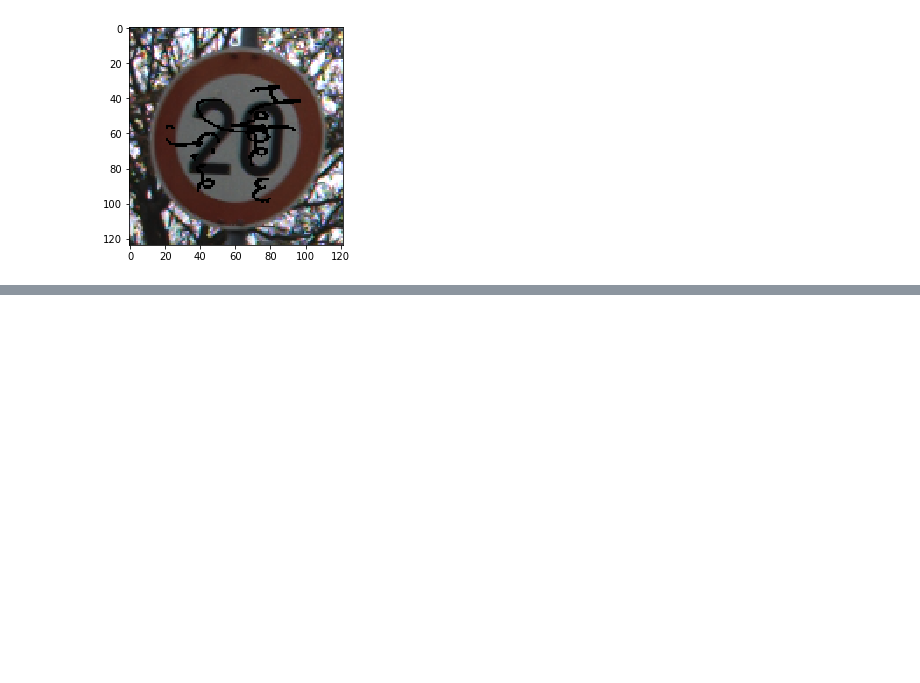
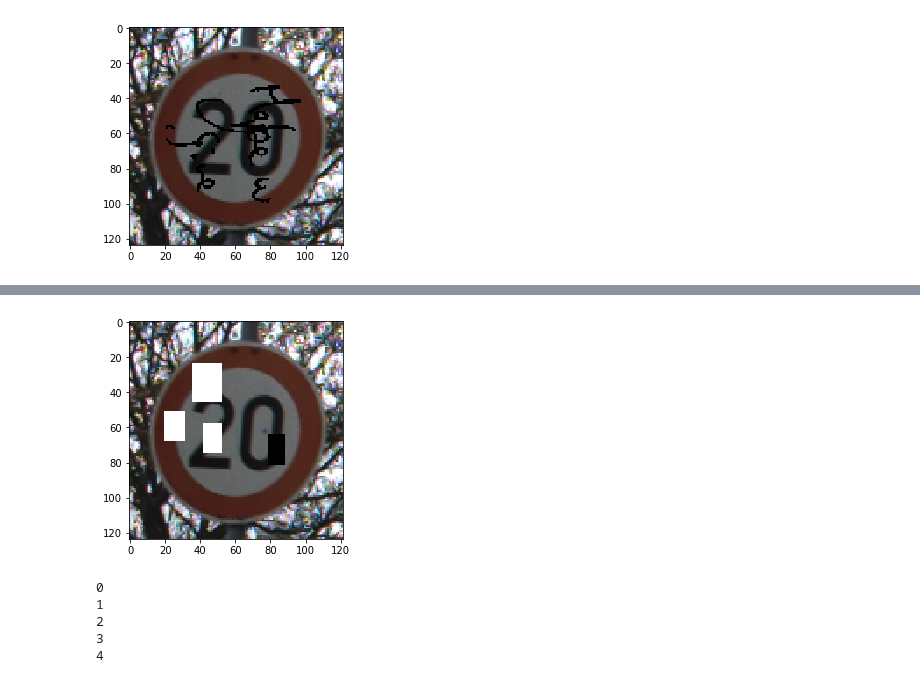
Before and after one commit to zslydr/Etude-de-cas-M2, a Jupyter notebook: Notebooks/Noise generation.ipynb, the cells around one changed output, grey strips where cells are left out. Saved outputs shown, nothing was run; the diff lists cells and outputs as text; code cells hidden in the pictures; blank space fills up the shorter version.

```diff
--- a/Notebooks/Noise generation.ipynb
+++ b/Notebooks/Noise generation.ipynb
@@ -103,0 +110,23 @@ ValueError: operands could not be broadcast together with shapes (124,122,3) (15
+# %%
+def sqr_noise(img,x,y,nb_sqr):
+    m,p = img.shape[0:2]
+    img2 = img.copy()
+    randomsqrx = np.random.randint(x[0] ,x[1] ,nb_sqr)
+    randomsqry = np.random.randint(y[0] ,y[1] ,nb_sqr)
+    randomsqr = [randomsqrx,randomsqry]
+    (a,b) = (np.around(m*0.05),np.around(p*0.2))
+    for (i,j) in zip(randomsqr[0],randomsqr[1]) :
+        size = np.random.randint(a,b,2)
+        if (np.random.randint(0,10)<5):
+            img2[i-size[0]+5:i+5,j+5-size[1]:j+5,:] = np.zeros(size[0]*size[1]*3).reshape(size[0],size[1],3)
+        else:
+            img2[i+5-size[0]:i+5,j+5-size[1]:j+5,:] = np.zeros(size[0]*size[1]*3).reshape(size[0],size[1],3) + 255
+    return img2
+# %%
+x,y = [[0.2*trainImages[89].shape[0],0.8*trainImages[89].shape[0]],[0.2*trainImages[89].shape[1],0.8*trainImages[89].shape[1]]]
+nb_sqr = 4
+stock = sqr_noise(img89,x,y,nb_sqr)
+plt.imshow(stock)
+plt.show()
+# %% [output]
+[figure, added]
@@ -103,0 +135,19 @@ ValueError: operands could not be broadcast together with shapes (124,122,3) (15
+# %%
+data= []
+labels= []
+for j in range(5):
+    data.append([])
+    labels.append([])
+    print(j)
+    for i in range(len(trainImages)):
+        if (min(trainImages[i].shape[0],trainImages[i].shape[1]) > 50):
+            x,y = [[0.2*trainImages[i].shape[0],0.8*trainImages[i].shape[0]],[0.2*trainImages[i].shape[1],0.8*trainImages[i].shape[1]]]
+            nb_sqr = j
+            labels[j].append(trainLabels[i])
+            data[j].append(resize(sqr_noise(trainImages[i],x,y,nb_sqr),(32,32)))
+# %% [output]
+0
+1
+2
+3
+4
```
Also changed, not shown: parts of 11 cells of this notebook, 1 other file.
